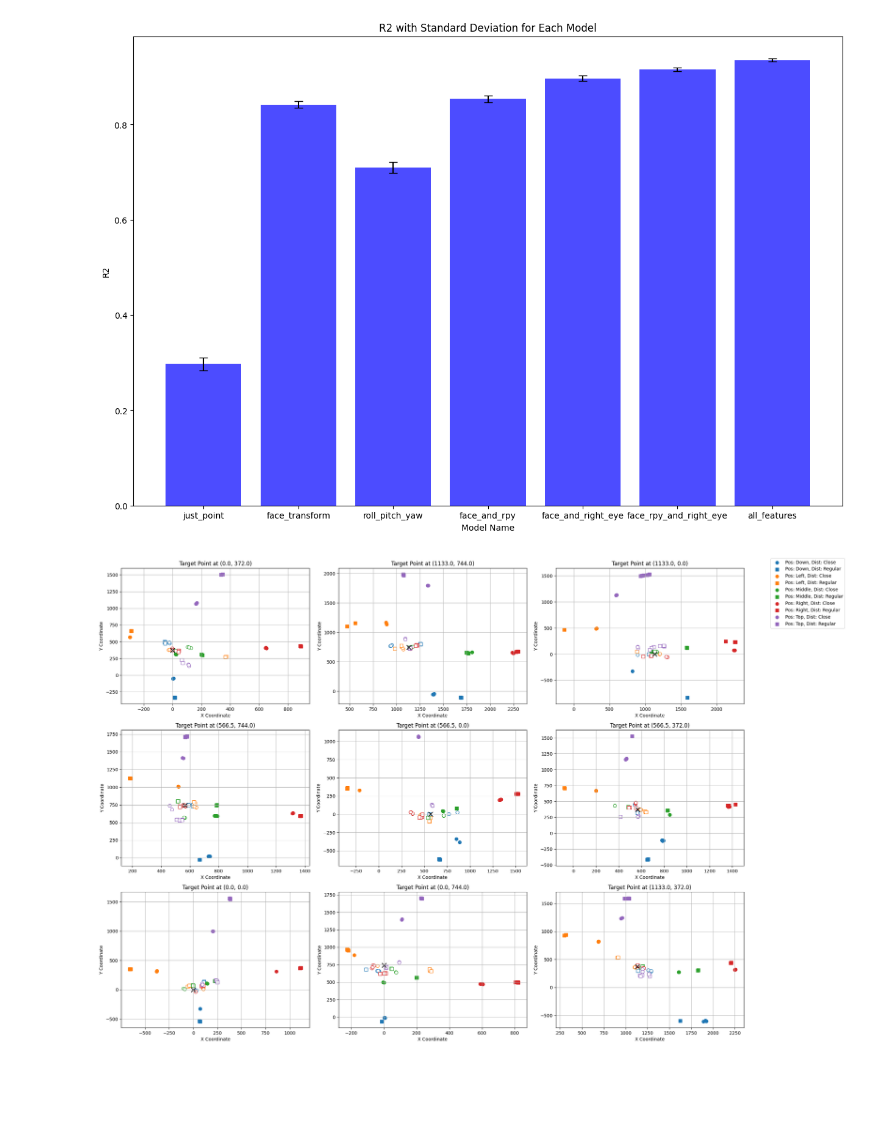
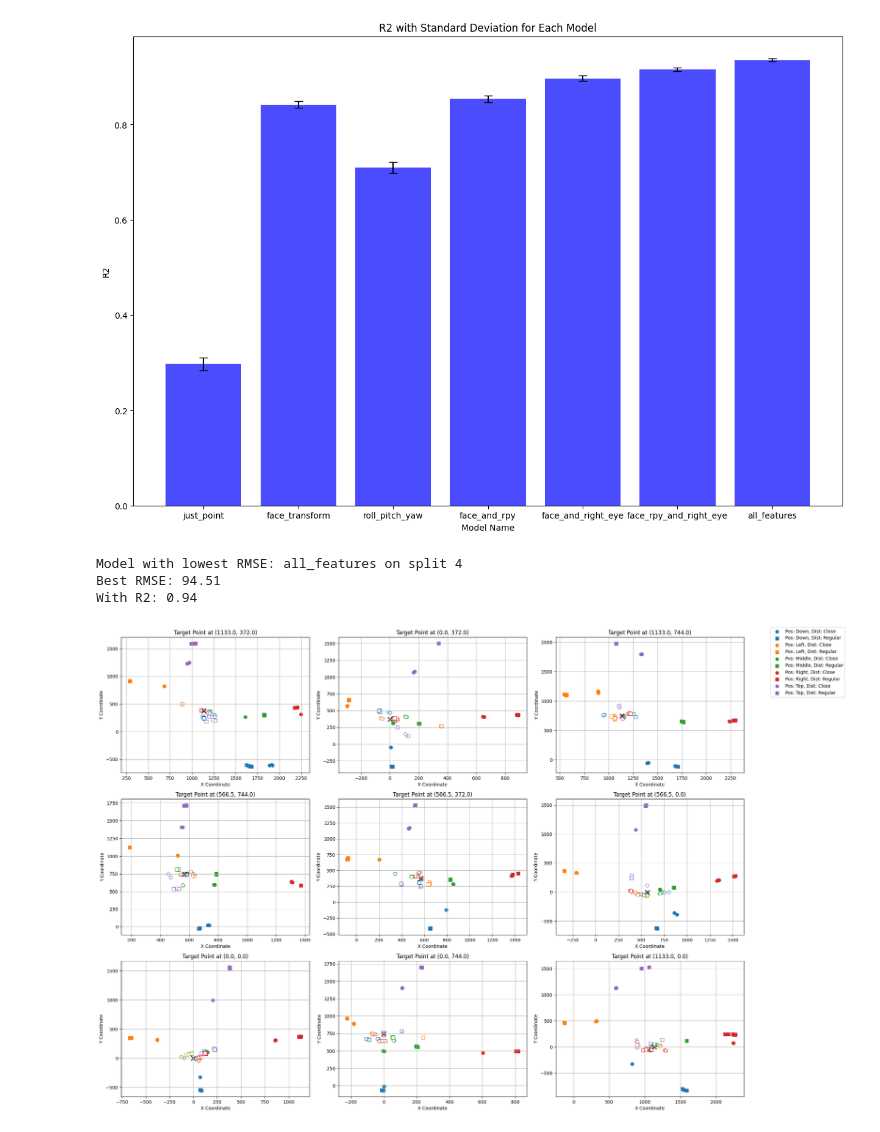
Before and after one commit to VictorSchneuwly/eyetracker, a Jupyter notebook: Notebooks/random_split.ipynb, the cells around one changed output. Drawn from its saved outputs; the diff is of its cells as text; code cells hidden in the pictures; blank space fills up the shorter version.

Commit message:
Look for lowest rmse

```diff
--- a/Notebooks/random_split.ipynb
+++ b/Notebooks/random_split.ipynb
@@ -288,23 +288,42 @@ r2_stds = [s["r2_std"] for s in summary.values()]
 create_plot("R2", r2_values, r2_stds)
 # %% [output]
 [figure]
-# %%
-lrc, _ = all_features[0]
-_, test_data = splits[0]
-test_df = calib_data_to_dataframe(test_data)
-
-calibrated_df = calibrate_df(
-    lrc,
-    test_df,
-    lambda row: extract_features_from_row(
-        row,
-        with_face_transfrom=True,
-        with_roll_pitch_yaw=True,
-        with_right_eye_transfrom=True,
-        with_look_at_point=True,
-    ),
-)
-
-show_subplots(calibrated_df, with_calib=True)
-# %% [output]
-[figure, removed]
+# %%
+# Find the one with the best RMSE
+name = ""
+lrc = None
+best_rmse = float("inf")
+index = 0
+for name_, result in results.items():
+    for i, (model, evaluation) in enumerate(result):
+        if evaluation["RMSE"] < best_rmse:
+            best_rmse = evaluation["RMSE"]
+            lrc = model
+            index = i
+            name = name_
+
+print(f"Model with lowest RMSE: {name} on split {index}")
+print(f"Best RMSE: {best_rmse:.2f}")
+print(f"With R2: {evaluation['R2']:.2f}")
+
+_, test_data = splits[index]
+test_df = calib_data_to_dataframe(test_data)
+
+calibrated_df = calibrate_df(
+    lrc,
+    test_df,
+    lambda row: extract_features_from_row(
+        row,
+        with_face_transfrom=True,
+        with_roll_pitch_yaw=True,
+        with_right_eye_transfrom=True,
+        with_look_at_point=True,
+    ),
+)
+
+show_subplots(calibrated_df, with_calib=True)
+# %% [output]
+Model with lowest RMSE: all_features on split 4
+Best RMSE: 94.51
+With R2: 0.94
+[figure, added]
```
Also changed, not shown: 3 other files.
